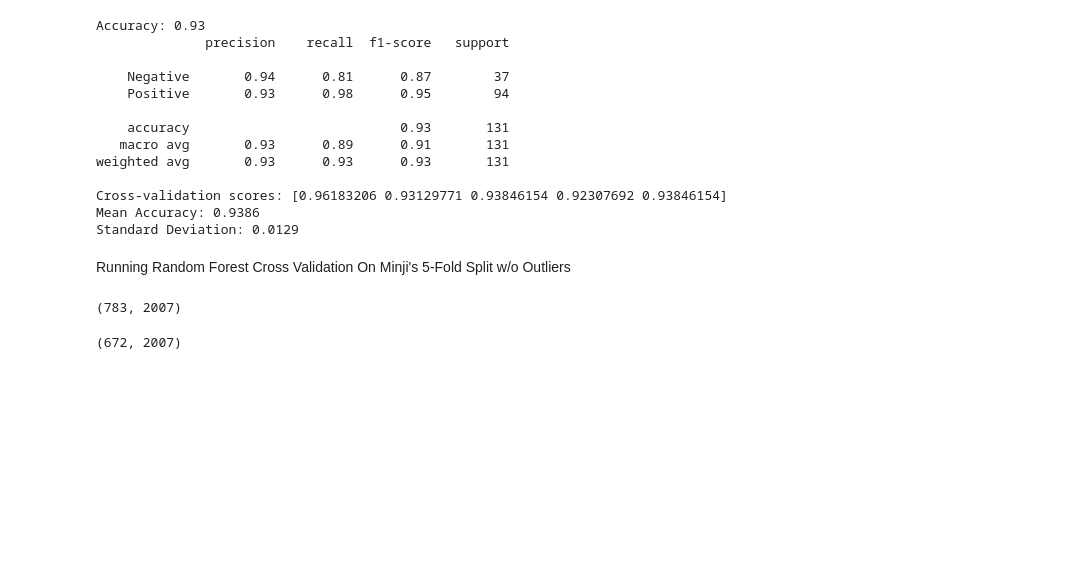
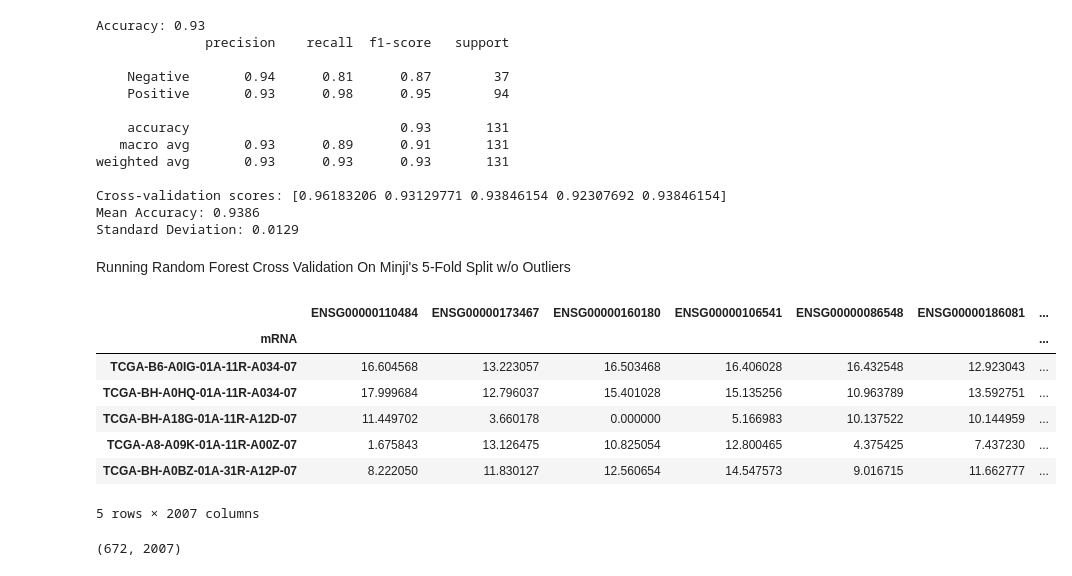
Before and after one commit to mjkim1001/DATA481-Breast_Cancer, a Jupyter notebook: Nick/Code/NickRandomForest.ipynb, the cells around one changed output. Drawn from its saved outputs; the diff is of its cells as text; code cells hidden in the pictures; blank space fills up the shorter version.

```diff
--- a/Nick/Code/NickRandomForest.ipynb
+++ b/Nick/Code/NickRandomForest.ipynb
@@ -298,9 +298,16 @@ df = pd.read_csv("filtered_gene_expression.csv")
 # %%
 #merging splitdf with gene expression df
 df.rename(columns={'Unnamed: 0': 'mRNA'}, inplace=True)
 df.head()
 fulldf = pd.merge(df, splitdf, on =  "mRNA", how='left')
 fulldf.set_index("mRNA", inplace=True)
-fulldf.shape
+fulldf.head()
 # %% [output]
+|  | ENSG00000110484 | ENSG00000173467 | ENSG00000160180 | ENSG00000106541 | ENSG00000086548 | ENSG00000186081 | ... |
+| mRNA |  |  |  |  |  |  | ... |
+| TCGA-B6-A0IG-01A-11R-A034-07 | 16.604568 | 13.223057 | 16.503468 | 16.406028 | 16.432548 | 12.923043 | ... |
+| TCGA-BH-A0HQ-01A-11R-A034-07 | 17.999684 | 12.796037 | 15.401028 | 15.135256 | 10.963789 | 13.592751 | ... |
+| TCGA-BH-A18G-01A-11R-A12D-07 | 11.449702 | 3.660178 | 0.000000 | 5.166983 | 10.137522 | 10.144959 | ... |
+| TCGA-A8-A09K-01A-11R-A00Z-07 | 1.675843 | 13.126475 | 10.825054 | 12.800465 | 4.375425 | 7.437230 | ... |
+| TCGA-BH-A0BZ-01A-31R-A12P-07 | 8.222050 | 11.830127 | 12.560654 | 14.547573 | 9.016715 | 11.662777 | ... |
-(783, 2007)
+5 rows × 2007 columns
```
Also changed, not shown: parts of 5 cells of this notebook.
